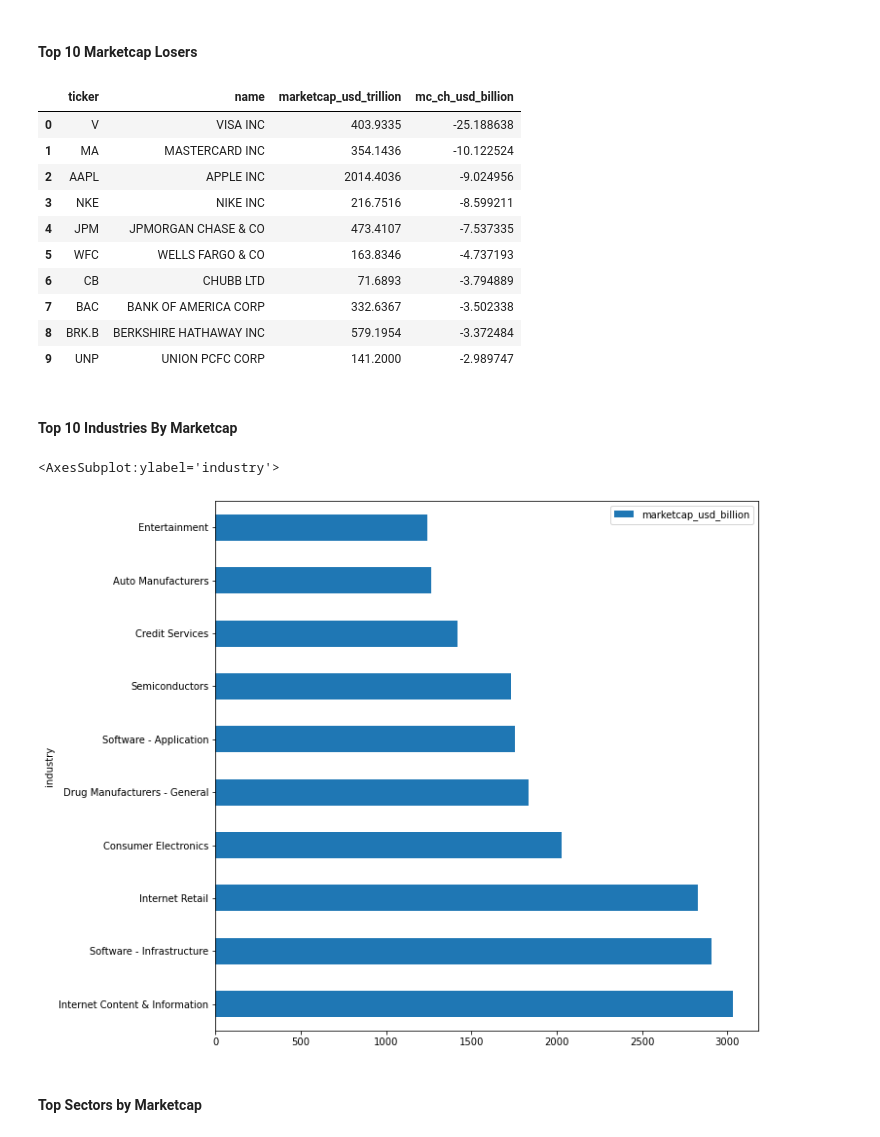
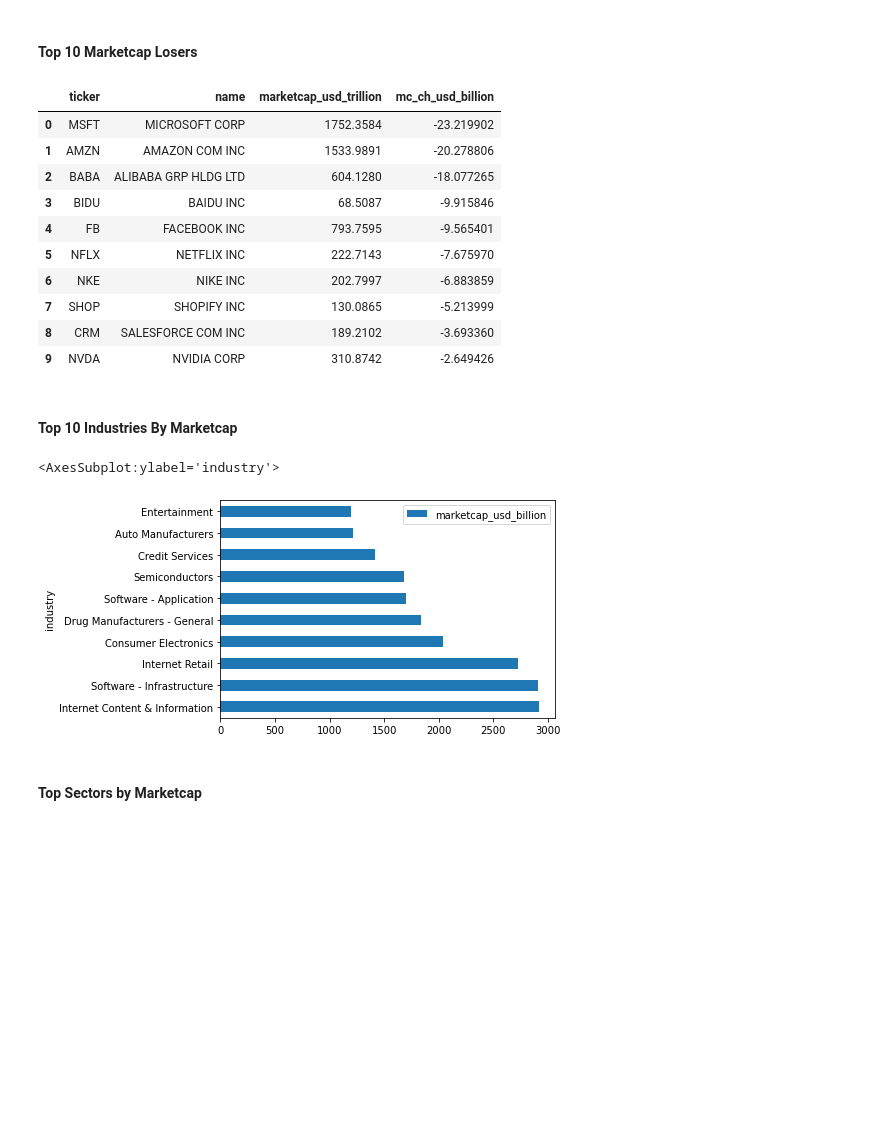
Before and after one commit to fidapco/notebooks, a Jupyter notebook: todays_market.ipynb, the cells around one changed output. Drawn from its saved outputs; the diff is of its cells as text; code cells hidden in the pictures; blank space fills up the shorter version.

Commit message:
Added Changes wrt to Marketcap offset Error

```diff
--- a/todays_market.ipynb
+++ b/todays_market.ipynb
@@ -130,29 +128,29 @@ df_mc_gains
 # %% [markdown]
 #### Top 10 Marketcap Losers
 # %%
-df_mc_loses = fidap.sql("""SELECT "ticker", "name", "marketcap"/1e15 as "marketcap_usd_trillion", "mc_ch"/1e15 as "mc_ch_usd_billion" FROM "FIDAP_DATA_SOURCES"."FIDAP_SCHEMA"."tickers" WHERE "marketcap" IS NOT NULL ORDER BY "mc_ch_usd_billion" ASC LIMIT 10;""")
+df_mc_loses = fidap.sql("""SELECT "ticker", "name", "marketcap"/1e9 as "marketcap_usd_trillion", "mc_ch"/1e9 as "mc_ch_usd_billion" FROM "FIDAP_DATA_SOURCES"."FIDAP_SCHEMA"."tickers" WHERE "marketcap" IS NOT NULL ORDER BY "mc_ch_usd_billion" ASC LIMIT 10;""")
 df_mc_loses
 # %% [output]
 |  | ticker | name | marketcap_usd_trillion | mc_ch_usd_billion |
-| 0 | V | VISA INC | 403.9335 | -25.188638 |
-| 1 | MA | MASTERCARD INC | 354.1436 | -10.122524 |
-| 2 | AAPL | APPLE INC | 2014.4036 | -9.024956 |
-| 3 | NKE | NIKE INC | 216.7516 | -8.599211 |
-| 4 | JPM | JPMORGAN CHASE & CO | 473.4107 | -7.537335 |
-| 5 | WFC | WELLS FARGO & CO | 163.8346 | -4.737193 |
-| 6 | CB | CHUBB LTD | 71.6893 | -3.794889 |
-| 7 | BAC | BANK OF AMERICA CORP | 332.6367 | -3.502338 |
-| 8 | BRK.B | BERKSHIRE HATHAWAY INC | 579.1954 | -3.372484 |
-| 9 | UNP | UNION PCFC CORP | 141.2000 | -2.989747 |
+| 0 | MSFT | MICROSOFT CORP | 1752.3584 | -23.219902 |
+| 1 | AMZN | AMAZON COM INC | 1533.9891 | -20.278806 |
+| 2 | BABA | ALIBABA GRP HLDG LTD | 604.1280 | -18.077265 |
+| 3 | BIDU | BAIDU INC | 68.5087 | -9.915846 |
+| 4 | FB | FACEBOOK INC | 793.7595 | -9.565401 |
+| 5 | NFLX | NETFLIX INC | 222.7143 | -7.675970 |
+| 6 | NKE | NIKE INC | 202.7997 | -6.883859 |
+| 7 | SHOP | SHOPIFY INC | 130.0865 | -5.213999 |
+| 8 | CRM | SALESFORCE COM INC | 189.2102 | -3.693360 |
+| 9 | NVDA | NVIDIA CORP | 310.8742 | -2.649426 |
 # %% [markdown]
 #### Top 10 Industries By Marketcap
 # %%
-df_industries = fidap.sql("""SELECT "industry", COUNT("industry") as "count",SUM("marketcap"/1e15) as "marketcap_usd_billion", ROUND((SUM("mc_ch"/1e15)/"marketcap_usd_billion")*100,2) as "marketcap_pct_change" FROM "FIDAP_DATA_SOURCES"."FIDAP_SCHEMA"."tickers" WHERE "marketcap" IS NOT NULL GROUP BY "industry" ORDER BY "marketcap_usd_billion" DESC LIMIT 10;""")
+df_industries = fidap.sql("""SELECT "industry", COUNT("industry") as "count",SUM("marketcap"/1e9) as "marketcap_usd_billion", ROUND((SUM("mc_ch"/1e9)/"marketcap_usd_billion")*100,2) as "marketcap_pct_change" FROM "FIDAP_DATA_SOURCES"."FIDAP_SCHEMA"."tickers" WHERE "marketcap" IS NOT NULL GROUP BY "industry" ORDER BY "marketcap_usd_billion" DESC LIMIT 10;""")
 df_industries.set_index("industry", inplace=True)
-df_industries.plot.barh(y='marketcap_usd_billion', figsize=(10,10))
+df_industries.plot.barh(y='marketcap_usd_billion')
 # %% [output]
 <AxesSubplot:ylabel='industry'>
-[figure, old version]
+[figure, new version]
 # %% [markdown]
 #### Top Sectors by Marketcap
 # %%
```
Also changed, not shown: parts of 7 cells of this notebook.
